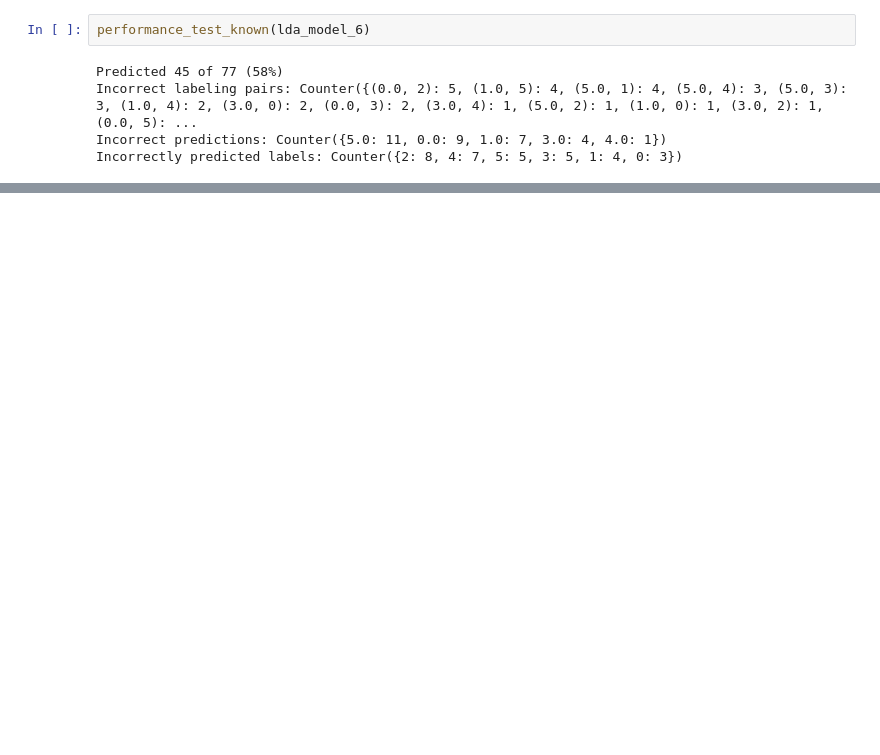
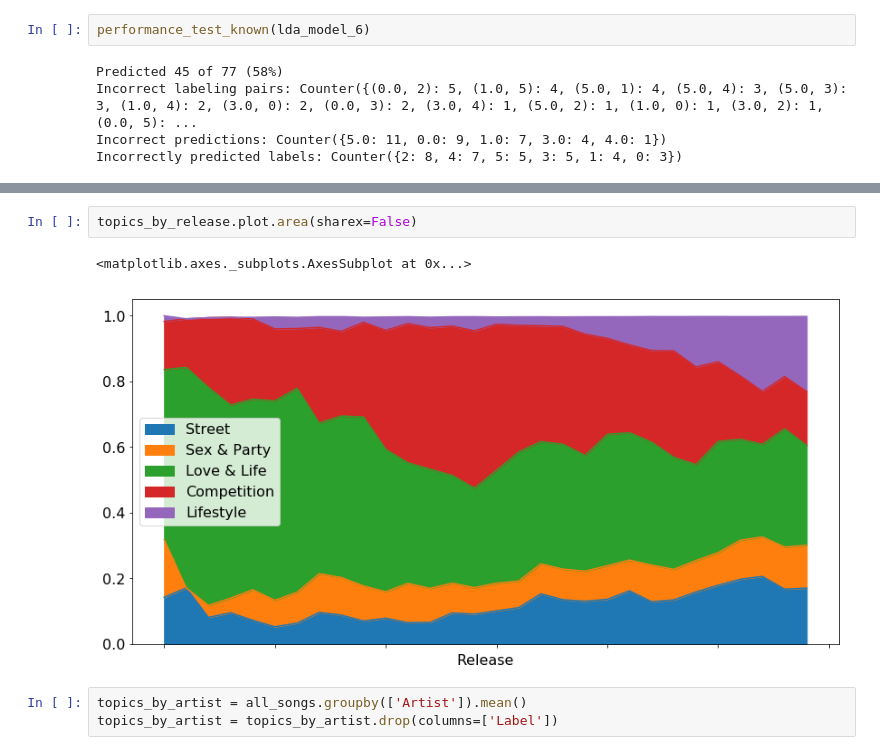
Before and after one commit to Lucapaulo/Text-Mining-Project, a Jupyter notebook: Project - Main.ipynb, the cells around one changed output, grey strips where cells are left out. Cells and saved outputs as stored; diff of their text form; blank space fills up the shorter version.

```diff
--- a/Project - Main.ipynb
+++ b/Project - Main.ipynb
@@ -524,0 +635,8 @@ all_songs
+# %%
+topics_by_release.plot.area(sharex=False)
+# %% [output]
+<matplotlib.axes._subplots.AxesSubplot at 0x...>
+[figure, added]
+# %%
+topics_by_artist = all_songs.groupby(['Artist']).mean()
+topics_by_artist = topics_by_artist.drop(columns=['Label'])
```
Also changed, not shown: parts of 35 cells of this notebook, 7 other files.
